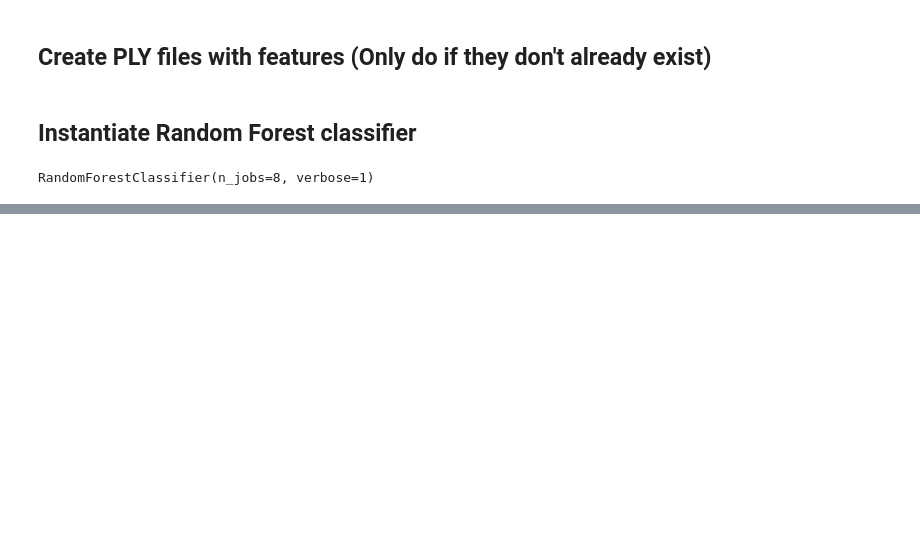
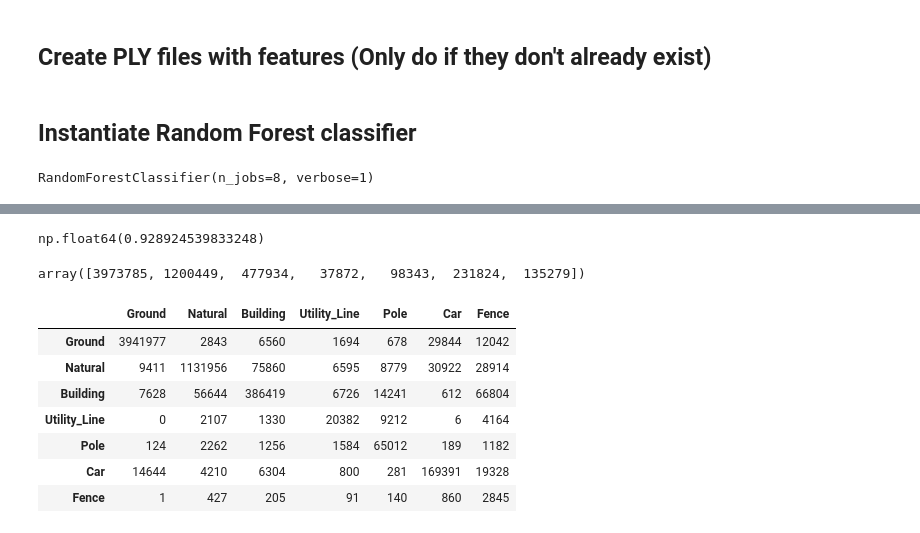
Before and after one commit to fibo11235/TrumanDS, a Jupyter notebook: Capstone/RF/02_Toronto_Radial_RF_testing.ipynb, the cells around one changed output, grey strips where cells are left out. Cells and saved outputs as stored; diff of their text form; code cells hidden in the pictures; blank space fills up the shorter version.

```diff
--- a/Capstone/RF/02_Toronto_Radial_RF_testing.ipynb
+++ b/Capstone/RF/02_Toronto_Radial_RF_testing.ipynb
@@ -369,0 +151,2 @@ joblib.dump(rf, f"""/home/sspiegel/CapstoneData/Paris/RF_models/{OUTS}""")
+# %%
+yPred = rf.predict(X)
@@ -369,0 +157,26 @@ joblib.dump(rf, f"""/home/sspiegel/CapstoneData/Paris/RF_models/{OUTS}""")
+# %%
+(yPred == y).sum() / y.shape[0]
+# %% [output]
+np.float64(0.928924539833248)
+# %%
+cm = confusion_matrix(y, yPred)
+# %%
+cmNorm = confusion_matrix(y, yPred)
+cmNorm.sum(axis = 0)
+# %% [output]
+array([3973785, 1200449,  477934,   37872,   98343,  231824,  135279])
+# %%
+indx = ["Ground","Natural","Building","Utility_Line","Pole","Car","Fence"]
+# %%
+cmDF = pd.DataFrame(cm, columns = indx, index=indx)
+# %%
+cmDF
+# %% [output]
+|  | Ground | Natural | Building | Utility_Line | Pole | Car | Fence |
+| Ground | 3941977 | 2843 | 6560 | 1694 | 678 | 29844 | 12042 |
+| Natural | 9411 | 1131956 | 75860 | 6595 | 8779 | 30922 | 28914 |
+| Building | 7628 | 56644 | 386419 | 6726 | 14241 | 612 | 66804 |
+| Utility_Line | 0 | 2107 | 1330 | 20382 | 9212 | 6 | 4164 |
+| Pole | 124 | 2262 | 1256 | 1584 | 65012 | 189 | 1182 |
+| Car | 14644 | 4210 | 6304 | 800 | 281 | 169391 | 19328 |
+| Fence | 1 | 427 | 205 | 91 | 140 | 860 | 2845 |
```
Also changed, not shown: parts of 19 cells of this notebook, 7 other files.
